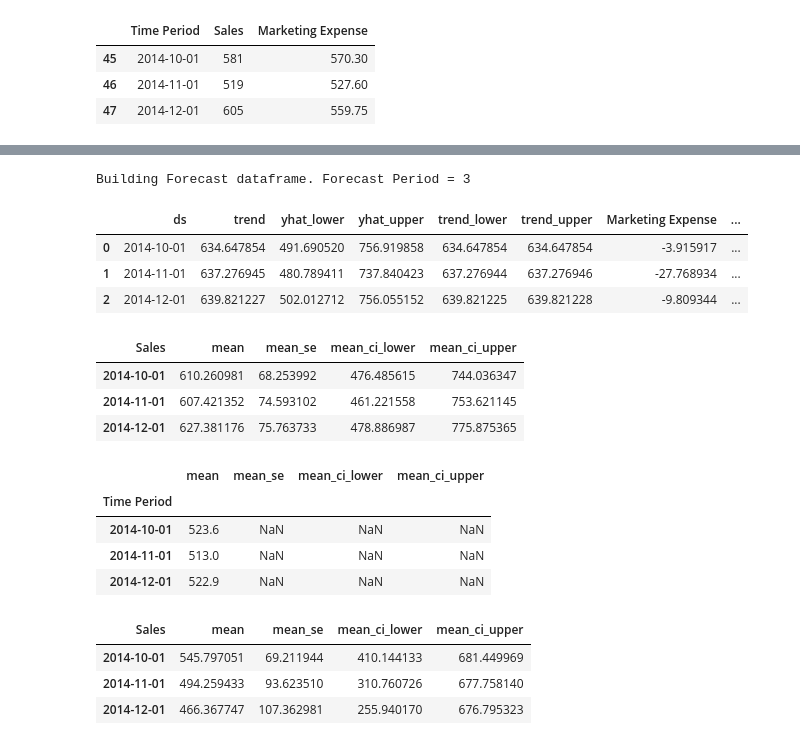
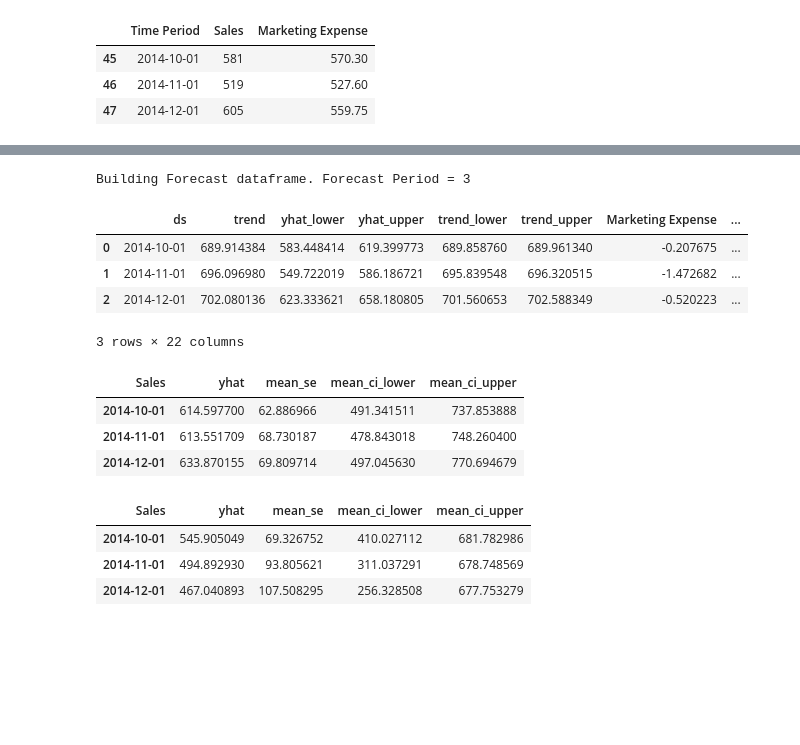
Before and after one commit to AutoViML/Auto_TS, a Jupyter notebook: example_notebooks/autots_multivariate_example.ipynb, the cells around one changed output, grey strips where cells are left out. Saved outputs shown, nothing was run; the diff lists cells and outputs as text; code cells hidden in the pictures; blank space fills up the shorter version.

```diff
--- a/example_notebooks/autots_multivariate_example.ipynb
+++ b/example_notebooks/autots_multivariate_example.ipynb
@@ -23,7 +22,7 @@ model.predict(testdata, forecast_period)
 # %% [markdown]
 # Load Dataset
 # %%
-datapath = '../Documents/Auto_TS/example_datasets/'
+datapath = '../example_datasets/'
 filename1 = 'Sales_and_Marketing.csv'
 dataset = pd.read_csv(datapath+filename1, index_col=None)
 dataset.info()
@@ -67,13 +66,12 @@ print(train.shape, test.shape)
 # %% [output]
 (45, 3) (3, 3)
 # %%
-automl_model = ATS(
+model = auto_timeseries(
     score_type='rmse',
-    forecast_period=FORECAST_PERIOD,
     model_type='best', verbose=0
 )
 # %%
-automl_model.fit(
+model.fit(
     traindata=train,
     ts_column=ts_column,
     target=target,
@@ -223,6 +241,6 @@ Building Forecast dataframe. Forecast Period = 3
 # %%
 # Using specific model
-future_predictions = automl_model.predict(
+future_predictions = model.predict(
     testdata=test.drop(columns=target),
     model='Prophet'
 )
@@ -230,43 +248,31 @@ future_predictions
 # %% [output]
 Building Forecast dataframe. Forecast Period = 3
 |  | ds | trend | yhat_lower | yhat_upper | trend_lower | trend_upper | Marketing Expense | ... |
-| 0 | 2014-10-01 | 634.647854 | 491.690520 | 756.919858 | 634.647854 | 634.647854 | -3.915917 | ... |
-| 1 | 2014-11-01 | 637.276945 | 480.789411 | 737.840423 | 637.276944 | 637.276946 | -27.768934 | ... |
-| 2 | 2014-12-01 | 639.821227 | 502.012712 | 756.055152 | 639.821225 | 639.821228 | -9.809344 | ... |
+| 0 | 2014-10-01 | 689.914384 | 583.448414 | 619.399773 | 689.858760 | 689.961340 | -0.207675 | ... |
+| 1 | 2014-11-01 | 696.096980 | 549.722019 | 586.186721 | 695.839548 | 696.320515 | -1.472682 | ... |
+| 2 | 2014-12-01 | 702.080136 | 623.333621 | 658.180805 | 701.560653 | 702.588349 | -0.520223 | ... |
+3 rows × 22 columns
 # %%
 # Using specific model
-future_predictions = automl_model.predict(
+future_predictions = model.predict(
     testdata=test.drop(columns=target),
     model='auto_SARIMAX'
 )
 future_predictions
 # %% [output]
-| Sales | mean | mean_se | mean_ci_lower | mean_ci_upper |
-| 2014-10-01 | 610.260981 | 68.253992 | 476.485615 | 744.036347 |
-| 2014-11-01 | 607.421352 | 74.593102 | 461.221558 | 753.621145 |
-| 2014-12-01 | 627.381176 | 75.763733 | 478.886987 | 775.875365 |
+| Sales | yhat | mean_se | mean_ci_lower | mean_ci_upper |
+| 2014-10-01 | 614.597700 | 62.886966 | 491.341511 | 737.853888 |
+| 2014-11-01 | 613.551709 | 68.730187 | 478.843018 | 748.260400 |
+| 2014-12-01 | 633.870155 | 69.809714 | 497.045630 | 770.694679 |
 # %%
 # Using specific model
-future_predictions = automl_model.predict(
+future_predictions = model.predict(
     testdata=test.drop(columns=target),
-    model='ML'
+    model='VAR'
 )
 future_predictions
 # %% [output]
-|  | mean | mean_se | mean_ci_lower | mean_ci_upper |
-| Time Period |  |  |  |  |
-| 2014-10-01 | 523.6 | NaN | NaN | NaN |
-| 2014-11-01 | 513.0 | NaN | NaN | NaN |
-| 2014-12-01 | 522.9 | NaN | NaN | NaN |
+| Sales | yhat | mean_se | mean_ci_lower | mean_ci_upper |
+| 2014-10-01 | 545.905049 | 69.326752 | 410.027112 | 681.782986 |
+| 2014-11-01 | 494.892930 | 93.805621 | 311.037291 | 678.748569 |
+| 2014-12-01 | 467.040893 | 107.508295 | 256.328508 | 677.753279 |
-# %%
-# Using specific model
-future_predictions = automl_model.predict(
-    testdata=test.drop(columns=target),
-    model='VAR'
-)
-future_predictions
-# %% [output]
-| Sales | mean | mean_se | mean_ci_lower | mean_ci_upper |
-| 2014-10-01 | 545.797051 | 69.211944 | 410.144133 | 681.449969 |
-| 2014-11-01 | 494.259433 | 93.623510 | 310.760726 | 677.758140 |
-| 2014-12-01 | 466.367747 | 107.362981 | 255.940170 | 676.795323 |
```
Also changed, not shown: parts of 13 cells of this notebook, 5 other files.
